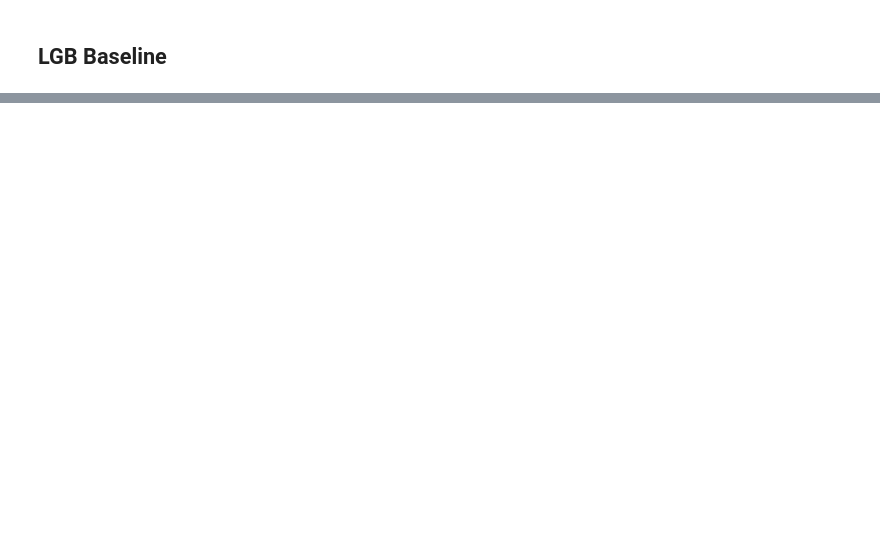
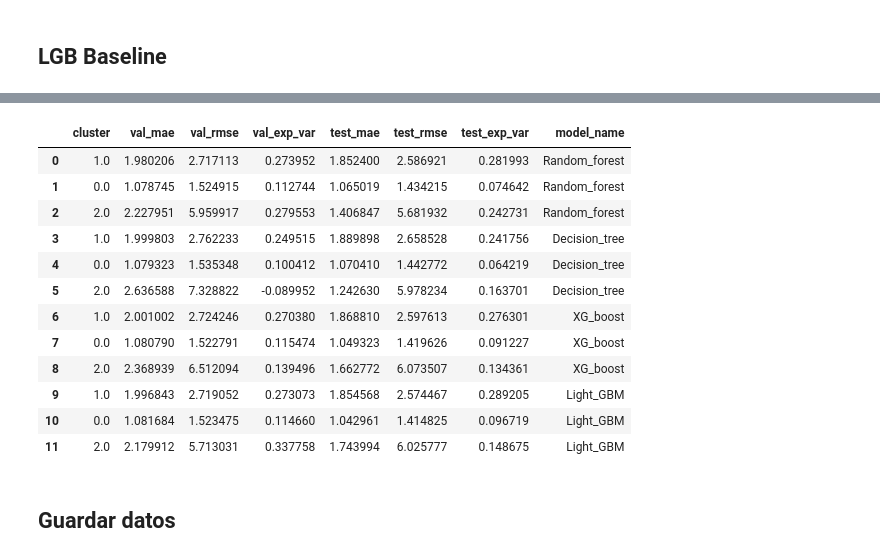
Before and after one commit to jsanchezsanchez13-a11y/TFM_UOC_2026_Time_series_forecasting, a Jupyter notebook: scripts/work/Models/Models.ipynb, the cells around one changed output, grey strips where cells are left out. Cells and saved outputs as stored; diff of their text form; code cells hidden in the pictures; blank space fills up the shorter version.

```diff
--- a/scripts/work/Models/Models.ipynb
+++ b/scripts/work/Models/Models.ipynb
@@ -751,2 +1013,12 @@ results_optimized_df
 # %% [markdown]
 ## LGB Baseline
+# %%
+results_lgb, models_lgb = train_by_cluster(
+    train, val, test,
+    features,
+    model_fn=lambda: LGBMRegressor(
+        n_estimators=200,
+        learning_rate=0.05,
+        random_state=42
+    )
+)
@@ -752,0 +1484,18 @@ results_optimized_df
+# %%
+results_df
+# %% [output]
+|  | cluster | val_mae | val_rmse | val_exp_var | test_mae | test_rmse | test_exp_var | model_name |
+| 0 | 1.0 | 1.980206 | 2.717113 | 0.273952 | 1.852400 | 2.586921 | 0.281993 | Random_forest |
+| 1 | 0.0 | 1.078745 | 1.524915 | 0.112744 | 1.065019 | 1.434215 | 0.074642 | Random_forest |
+| 2 | 2.0 | 2.227951 | 5.959917 | 0.279553 | 1.406847 | 5.681932 | 0.242731 | Random_forest |
+| 3 | 1.0 | 1.999803 | 2.762233 | 0.249515 | 1.889898 | 2.658528 | 0.241756 | Decision_tree |
+| 4 | 0.0 | 1.079323 | 1.535348 | 0.100412 | 1.070410 | 1.442772 | 0.064219 | Decision_tree |
+| 5 | 2.0 | 2.636588 | 7.328822 | -0.089952 | 1.242630 | 5.978234 | 0.163701 | Decision_tree |
+| 6 | 1.0 | 2.001002 | 2.724246 | 0.270380 | 1.868810 | 2.597613 | 0.276301 | XG_boost |
+| 7 | 0.0 | 1.080790 | 1.522791 | 0.115474 | 1.049323 | 1.419626 | 0.091227 | XG_boost |
+| 8 | 2.0 | 2.368939 | 6.512094 | 0.139496 | 1.662772 | 6.073507 | 0.134361 | XG_boost |
+| 9 | 1.0 | 1.996843 | 2.719052 | 0.273073 | 1.854568 | 2.574467 | 0.289205 | Light_GBM |
+| 10 | 0.0 | 1.081684 | 1.523475 | 0.114660 | 1.042961 | 1.414825 | 0.096719 | Light_GBM |
+| 11 | 2.0 | 2.179912 | 5.713031 | 0.337758 | 1.743994 | 6.025777 | 0.148675 | Light_GBM |
+# %% [markdown]
+## Guardar datos
```
Also changed, not shown: parts of 26 cells of this notebook, 9 other files.
